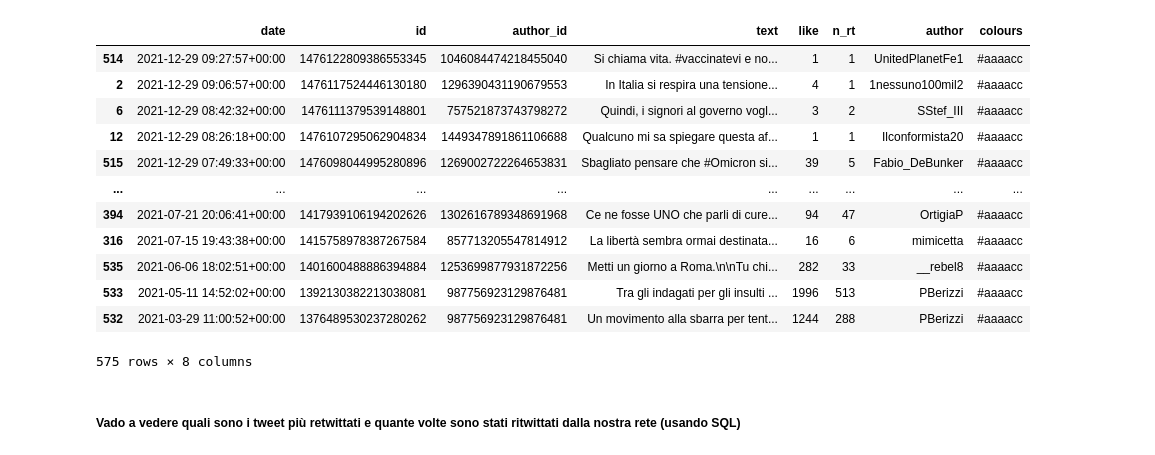
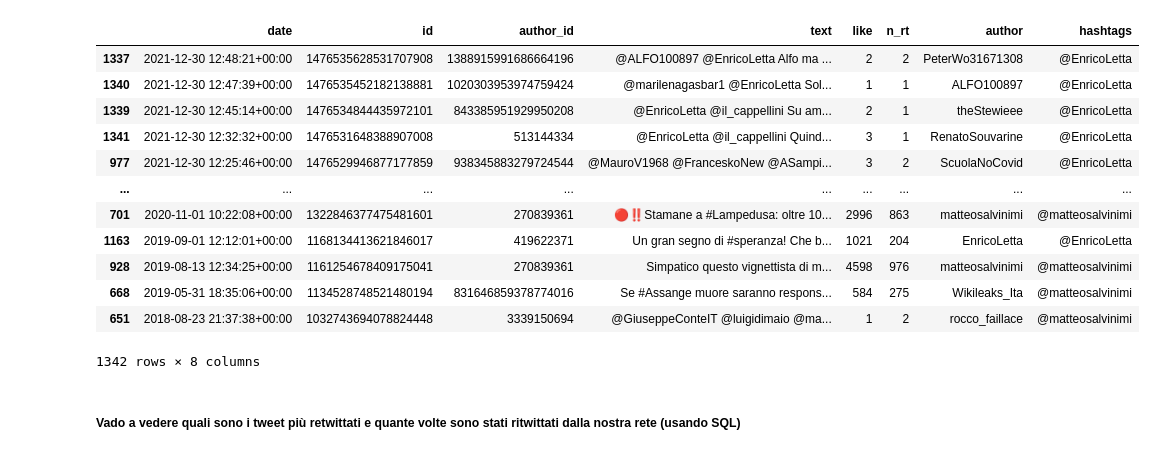
Before and after one commit to ES-git95/SMA-Project, a Jupyter notebook: Tweets.ipynb, the cells around one changed output. Drawn from its saved outputs; the diff is of its cells as text; code cells hidden in the pictures.

```diff
--- a/Tweets.ipynb
+++ b/Tweets.ipynb
@@ -108,28 +97,41 @@ tweets.head()
 # %%
-tweets_2=tweets.merge(retweetted[['id','text']],left_on='id_retweet',right_on='id',how='left')[['date','id_x','user_id','text_x','author','retweet','id_retweet','user_id_retweet','text_y']].rename(columns={'text_y':'text_complete'})
+tweets_2=tweets.merge(retweetted[['id','text']],left_on='id_retweet',right_on='id',how='left')[['date','id_x','user_id','text_x','author','retweet','id_retweet','hashtags','user_id_retweet','text_y']].rename(columns={'text_y':'text_complete'})
 # %%
 tweets_2=tweets_2[tweets_2.text_complete.notnull()].drop_duplicates().reset_index(drop=True)
 # %%
 #arricchimento df tweets
-tags_column=[]
 weigth_column=[]
-for text in tweets_2.text_complete:
-    tags_list=[]
-    for tag in hashtags:
-        finder=re.findall(tag,text)
-        if finder != []:
-            tags_list.append(finder[0])
 
-    if tags_list==["#NoGreenPass"]:
+for index,row in tweets_2.iterrows():
+    if row['hashtags']=="#NoGreenPass":
         weigth_column.append('#fb1239')
-    elif tags_list==["#vaccinatevi"]:
+    elif row['hashtags']=="#vaccinatevi":
         weigth_column.append('#007474')
-    elif tags_list==["#casapound"]:
+    elif row['hashtags']=="#casapound":
         weigth_column.append('#042069')
+    elif row['hashtags']=="@matteosalvinimi":
+        weigth_column.append('#99cccc')
+    elif row['hashtags']=="@EnricoLetta":
+        weigth_column.append('#b00b69')
     else:
         weigth_column.append('#aaaacc')
 
-    tags_column.append(tags_list)
-
-tweets_2['hashtags']=tags_column
 tweets_2['colours']=weigth_column
+# %%
+weigth_column_r=[]
+
+for index,row in retweetted.iterrows():
+    if row['hashtags']=="#NoGreenPass":
+        weigth_column_r.append('#fb1239')
+    elif row['hashtags']=="#vaccinatevi":
+        weigth_column_r.append('#007474')
+    elif row['hashtags']=="#casapound":
+        weigth_column_r.append('#042069')
+    elif row['hashtags']=="@matteosalvinimi":
+        weigth_column_r.append('#99cccc')
+    elif row['hashtags']=="@EnricoLetta":
+        weigth_column_r.append('#b00b69')
+    else:
+        weigth_column_r.append('#aaaacc')
+
+retweetted['colours']=weigth_column_r
@@ -136,22 +154,22 @@ tweets_2['colours']=weigth_column
 # %%
-retweetted=retweetted.drop_duplicates().reset_index(drop=True)
+retweetted=retweetted.drop_duplicates(['id','author_id']).reset_index(drop=True)
 # %%
 #selezione dei tweet più retwettati
-retweetted.sort_values("id",ascending=False).drop_duplicates()
+retweetted.sort_values("id",ascending=False)
 # %% [output]
-|  | date | id | author_id | text | like | n_rt | author | colours |
-| 514 | 2021-12-29 09:27:57+00:00 | 1476122809386553345 | 1046084474218455040 | Si chiama vita. #vaccinatevi e no... | 1 | 1 | UnitedPlanetFe1 | #aaaacc |
-| 2 | 2021-12-29 09:06:57+00:00 | 1476117524446130180 | 1296390431190679553 | In Italia si respira una tensione... | 4 | 1 | 1nessuno100mil2 | #aaaacc |
-| 6 | 2021-12-29 08:42:32+00:00 | 1476111379539148801 | 757521873743798272 | Quindi, i signori al governo vogl... | 3 | 2 | SStef_III | #aaaacc |
-| 12 | 2021-12-29 08:26:18+00:00 | 1476107295062904834 | 1449347891861106688 | Qualcuno mi sa spiegare questa af... | 1 | 1 | Ilconformista20 | #aaaacc |
-| 515 | 2021-12-29 07:49:33+00:00 | 1476098044995280896 | 1269002722264653831 | Sbagliato pensare che #Omicron si... | 39 | 5 | Fabio_DeBunker | #aaaacc |
+|  | date | id | author_id | text | like | n_rt | author | hashtags |
+| 1337 | 2021-12-30 12:48:21+00:00 | 1476535628531707908 | 1388915991686664196 | @ALFO100897 @EnricoLetta Alfo ma ... | 2 | 2 | PeterWo31671308 | @EnricoLetta |
+| 1340 | 2021-12-30 12:47:39+00:00 | 1476535452182138881 | 1020303953974759424 | @marilenagasbar1 @EnricoLetta Sol... | 1 | 1 | ALFO100897 | @EnricoLetta |
+| 1339 | 2021-12-30 12:45:14+00:00 | 1476534844435972101 | 843385951929950208 | @EnricoLetta @il_cappellini Su am... | 2 | 1 | theStewieee | @EnricoLetta |
+| 1341 | 2021-12-30 12:32:32+00:00 | 1476531648388907008 | 513144334 | @EnricoLetta @il_cappellini Quind... | 3 | 1 | RenatoSouvarine | @EnricoLetta |
+| 977 | 2021-12-30 12:25:46+00:00 | 1476529946877177859 | 938345883279724544 | @MauroV1968 @FranceskoNew @ASampi... | 3 | 2 | ScuolaNoCovid | @EnricoLetta |
 | ... | ... | ... | ... | ... | ... | ... | ... | ... |
-| 394 | 2021-07-21 20:06:41+00:00 | 1417939106194202626 | 1302616789348691968 | Ce ne fosse UNO che parli di cure... | 94 | 47 | OrtigiaP | #aaaacc |
-| 316 | 2021-07-15 19:43:38+00:00 | 1415758978387267584 | 857713205547814912 | La libertà sembra ormai destinata... | 16 | 6 | mimicetta | #aaaacc |
-| 535 | 2021-06-06 18:02:51+00:00 | 1401600488886394884 | 1253699877931872256 | Metti un giorno a Roma.\n\nTu chi... | 282 | 33 | __rebel8 | #aaaacc |
-| 533 | 2021-05-11 14:52:02+00:00 | 1392130382213038081 | 987756923129876481 | Tra gli indagati per gli insulti ... | 1996 | 513 | PBerizzi | #aaaacc |
-| 532 | 2021-03-29 11:00:52+00:00 | 1376489530237280262 | 987756923129876481 | Un movimento alla sbarra per tent... | 1244 | 288 | PBerizzi | #aaaacc |
+| 701 | 2020-11-01 10:22:08+00:00 | 1322846377475481601 | 270839361 | 🔴‼️Stamane a #Lampedusa: oltre 10... | 2996 | 863 | matteosalvinimi | @matteosalvinimi |
+| 1163 | 2019-09-01 12:12:01+00:00 | 1168134413621846017 | 419622371 | Un gran segno di #speranza! Che b... | 1021 | 204 | EnricoLetta | @EnricoLetta |
+| 928 | 2019-08-13 12:34:25+00:00 | 1161254678409175041 | 270839361 | Simpatico questo vignettista di m... | 4598 | 976 | matteosalvinimi | @matteosalvinimi |
+| 668 | 2019-05-31 18:35:06+00:00 | 1134528748521480194 | 831646859378774016 | Se #Assange muore saranno respons... | 584 | 275 | Wikileaks_Ita | @matteosalvinimi |
+| 651 | 2018-08-23 21:37:38+00:00 | 1032743694078824448 | 3339150694 | @GiuseppeConteIT @luigidimaio @ma... | 1 | 2 | rocco_faillace | @matteosalvinimi |
-575 rows × 8 columns
+1342 rows × 8 columns
 # %% [markdown]
 ##### Vado a vedere quali sono i tweet più retwittati e quante volte sono stati ritwittati dalla nostra rete (usando SQL)
 # %%
```
Also changed, not shown: parts of 7 cells of this notebook, 9 other files.
